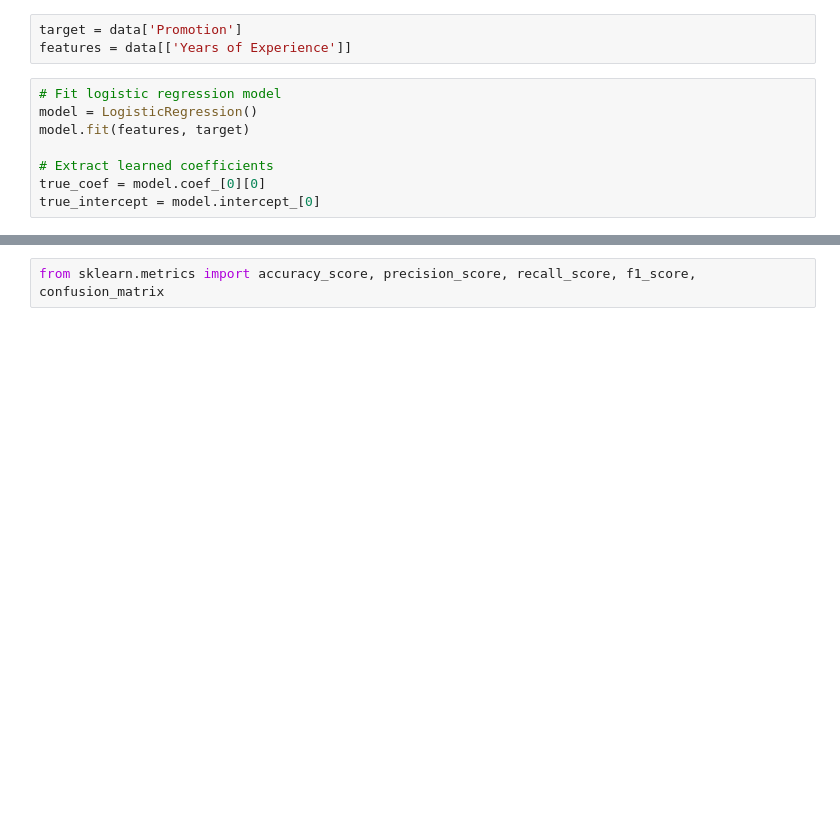
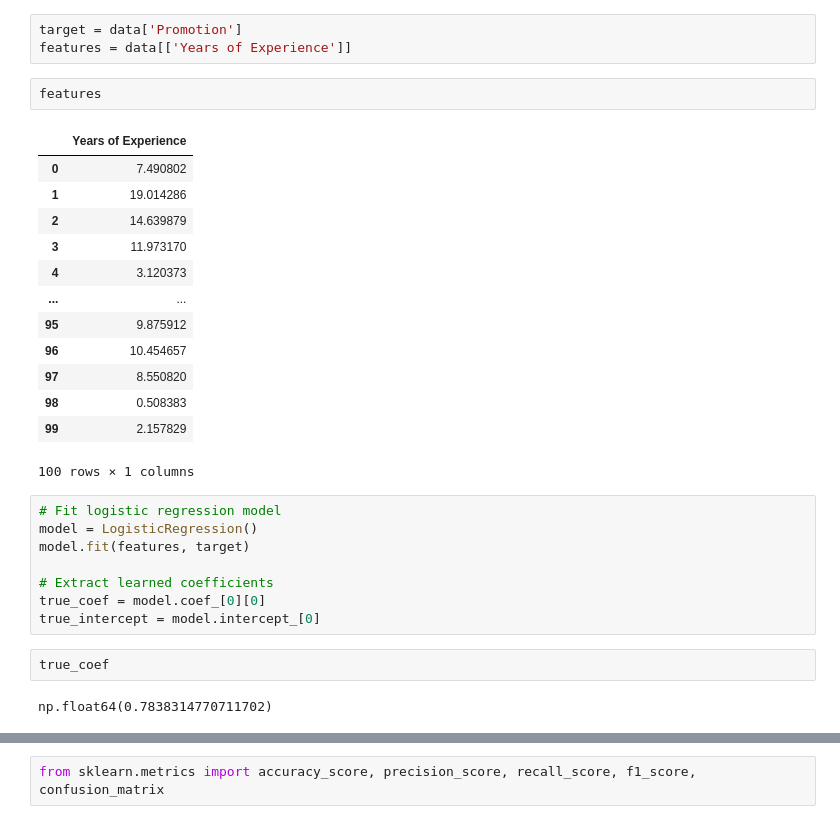
Before and after one commit to nc-zh/imggi-course, a Jupyter notebook: notebooks/ml/09_demo-4-binary-classification.ipynb, the cells around one changed output, grey strips where cells are left out. Saved outputs shown, nothing was run; the diff lists cells and outputs as text; blank space fills up the shorter version.

```diff
--- a/notebooks/ml/09_demo-4-binary-classification.ipynb
+++ b/notebooks/ml/09_demo-4-binary-classification.ipynb
@@ -18,6 +39,22 @@ plt.title('Promotion vs years of experience')
 # %%
 target = data['Promotion']
 features = data[['Years of Experience']]
+# %%
+features
+# %% [output]
+|  | Years of Experience |
+| 0 | 7.490802 |
+| 1 | 19.014286 |
+| 2 | 14.639879 |
+| 3 | 11.973170 |
+| 4 | 3.120373 |
+| ... | ... |
+| 95 | 9.875912 |
+| 96 | 10.454657 |
+| 97 | 8.550820 |
+| 98 | 0.508383 |
+| 99 | 2.157829 |
+100 rows × 1 columns
 # %%
 # Fit logistic regression model
 model = LogisticRegression()
@@ -26,6 +63,10 @@ model.fit(features, target)
 # Extract learned coefficients
 true_coef = model.coef_[0][0]
 true_intercept = model.intercept_[0]
+# %%
+true_coef
+# %% [output]
+np.float64(0.7838314770711702)
 # %%
 # Sigmoid function
 def sigmoid(x):
```
Also changed, not shown: parts of 11 cells of this notebook, 2 other files.
